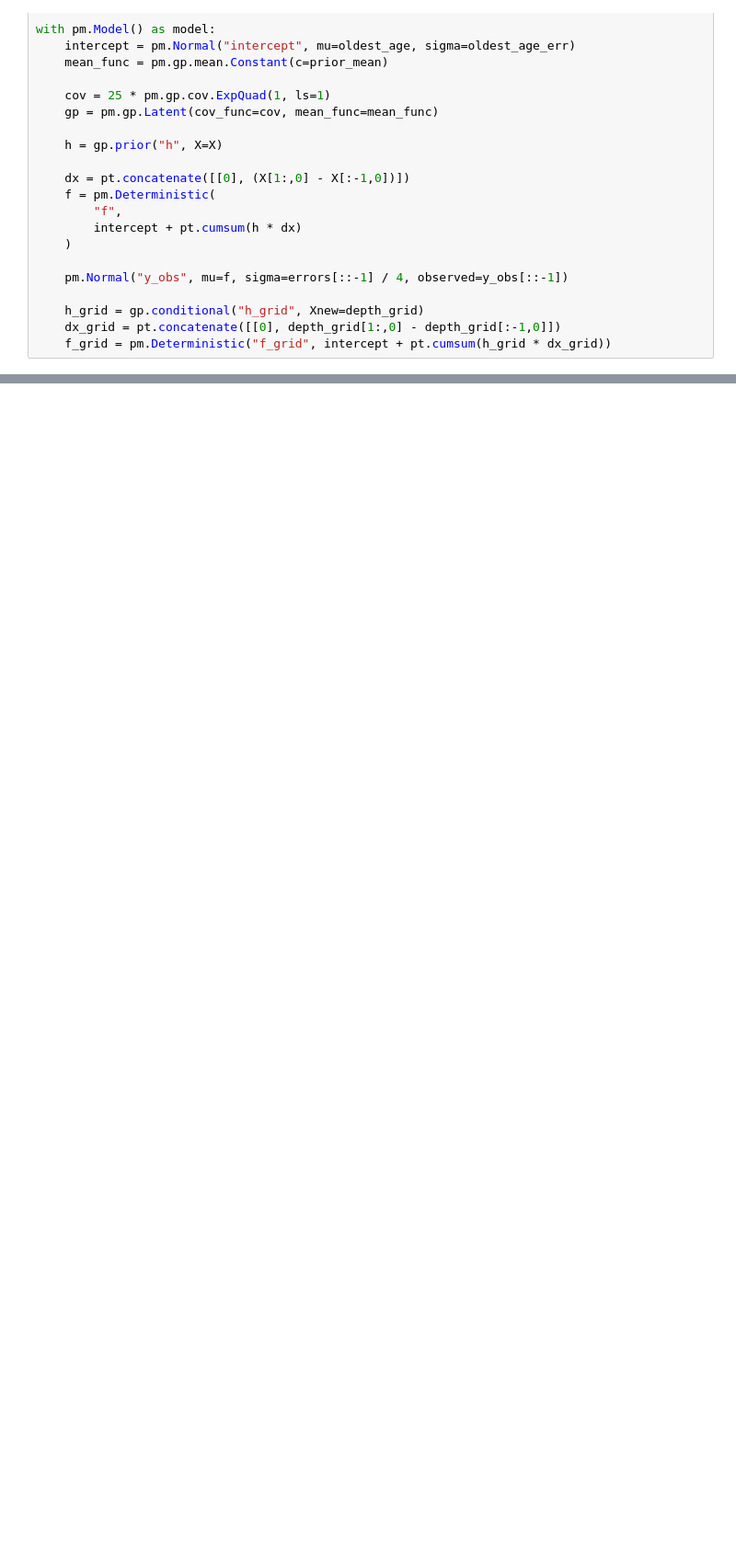
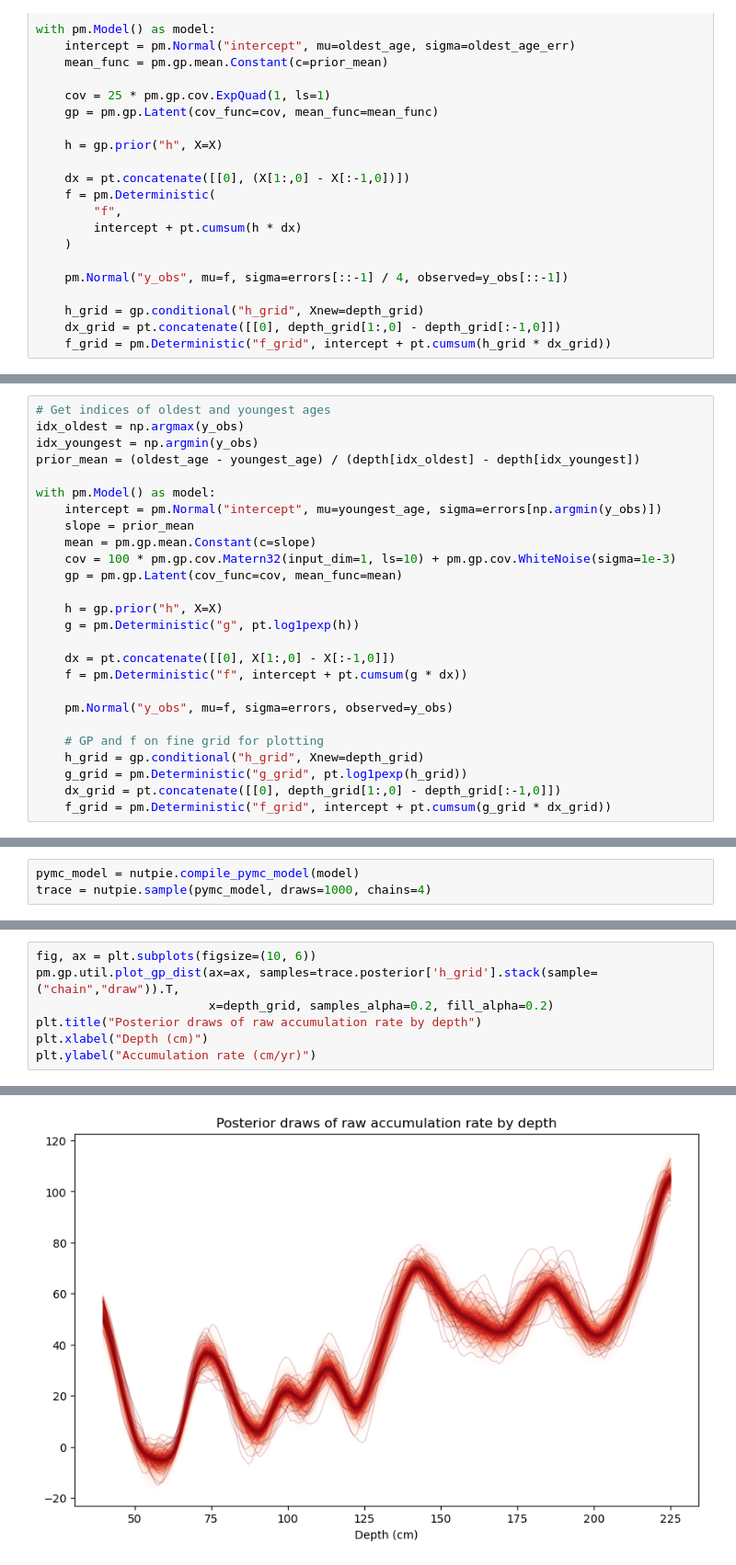
Before and after one commit to elc45/pybacon, a Jupyter notebook: gp-approach.ipynb, the cells around one changed output, grey strips where cells are left out. Shown at 92% size. Saved outputs shown, nothing was run; the diff lists cells and outputs as text; blank space fills up the shorter version.

```diff
--- a/gp-approach.ipynb
+++ b/gp-approach.ipynb
@@ -365,0 +398,26 @@ plt.show()
+# %%
+# Get indices of oldest and youngest ages
+idx_oldest = np.argmax(y_obs)
+idx_youngest = np.argmin(y_obs)
+prior_mean = (oldest_age - youngest_age) / (depth[idx_oldest] - depth[idx_youngest])
+
+with pm.Model() as model:
+    intercept = pm.Normal("intercept", mu=youngest_age, sigma=errors[np.argmin(y_obs)])
+    slope = prior_mean
+    mean = pm.gp.mean.Constant(c=slope)
+    cov = 100 * pm.gp.cov.Matern32(input_dim=1, ls=10) + pm.gp.cov.WhiteNoise(sigma=1e-3)
+    gp = pm.gp.Latent(cov_func=cov, mean_func=mean)
+
+    h = gp.prior("h", X=X)
+    g = pm.Deterministic("g", pt.log1pexp(h))
+
+    dx = pt.concatenate([[0], X[1:,0] - X[:-1,0]])
+    f = pm.Deterministic("f", intercept + pt.cumsum(g * dx))
+
+    pm.Normal("y_obs", mu=f, sigma=errors, observed=y_obs)
+
+    # GP and f on fine grid for plotting
+    h_grid = gp.conditional("h_grid", Xnew=depth_grid)
+    g_grid = pm.Deterministic("g_grid", pt.log1pexp(h_grid))
+    dx_grid = pt.concatenate([[0], depth_grid[1:,0] - depth_grid[:-1,0]])
+    f_grid = pm.Deterministic("f_grid", intercept + pt.cumsum(g_grid * dx_grid))
@@ -365,0 +436,3 @@ plt.show()
+# %%
+pymc_model = nutpie.compile_pymc_model(model)
+trace = nutpie.sample(pymc_model, draws=1000, chains=4)
@@ -365,0 +450,8 @@ plt.show()
+# %%
+fig, ax = plt.subplots(figsize=(10, 6))
+pm.gp.util.plot_gp_dist(ax=ax, samples=trace.posterior['h_grid'].stack(sample=("chain","draw")).T,
+                        x=depth_grid, samples_alpha=0.2, fill_alpha=0.2)
+plt.title("Posterior draws of raw accumulation rate by depth")
+plt.xlabel("Depth (cm)")
+plt.ylabel("Accumulation rate (cm/yr)")
+# %% [output]
@@ -365,0 +459 @@ plt.show()
+[figure, added]
```
Also changed, not shown: parts of 31 cells of this notebook.
